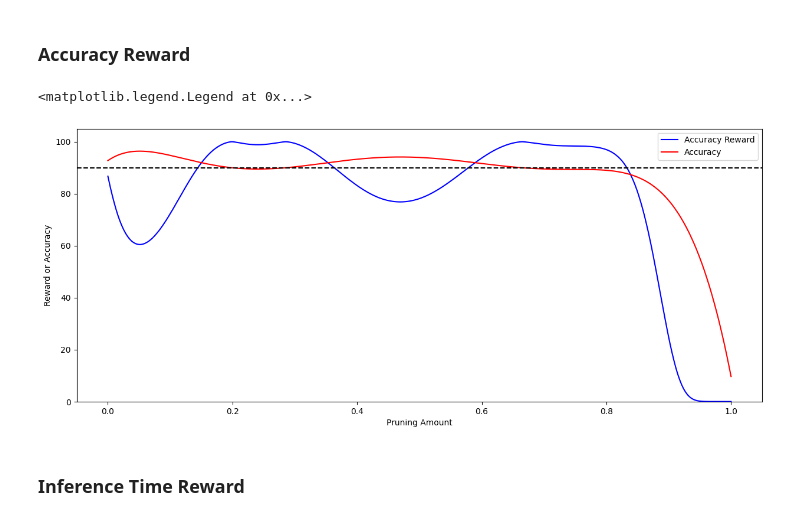
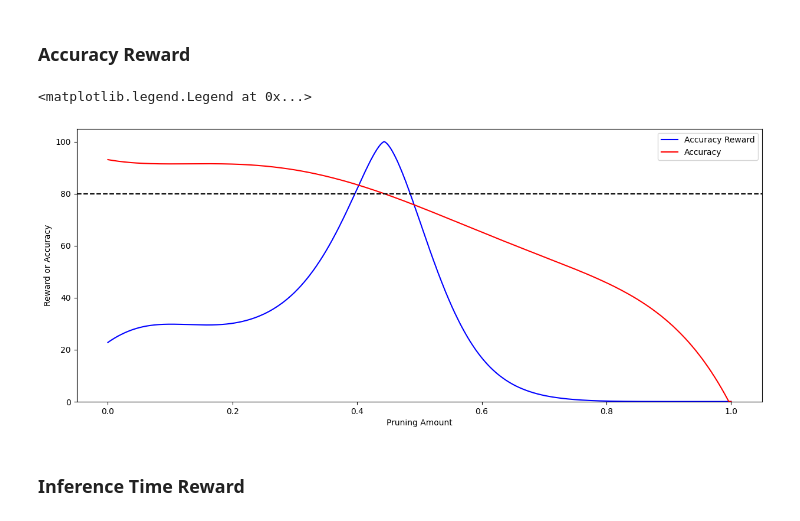
Before and after one commit to mahadevxo/DDNN-Working, a Jupyter notebook: src/pruning/taylor_series/better-pruning/mvcnn-results-reg-fit.ipynb, the cells around one changed output. Saved outputs shown, nothing was run; the diff lists cells and outputs as text; code cells hidden in the pictures.

```diff
--- a/src/pruning/taylor_series/better-pruning/mvcnn-results-reg-fit.ipynb
+++ b/src/pruning/taylor_series/better-pruning/mvcnn-results-reg-fit.ipynb
@@ -8,15 +8,17 @@ import cma
 ### Pruning vs Accuracy
 # %%
 def get_accuracy(p):
-    b0 = 92.75
-    b1 = 164.9
-    b2 = -2347
-    b3 = 11118
-    b4 = -23518
-    b5 = 22982
-    b6 = -8483
+    b0 = 93.09
+    b1 = -42.86
+    b2 = 378.6
+    b3 = -1230
+    b4 = 900.9
+    b5 = 487.6
+    b6 = -589.0
 
-    return b0 + b1 * p + b2 * p**2 + b3 * p**3 + b4 * p**4 + b5 * p**5 + b6 * p**6
+    acc = b0 + b1 * p + b2 * p**2 + b3 * p**3 + b4 * p**4 + b5 * p**5 + b6 * p**6
+
+    return max(acc, 0)
 # %% [markdown]
 ### Pruning vs Model Size
 # %%
@@ -47,28 +49,28 @@ def get_accuracy_reward(curr_accuracy, min_accuracy, sigma_right=4, sigma_left=2
     else:
         return np.exp(- (abs(diff)**1.5) / (2 * sigma_right**2)) * 100
 # %%
-min_accuracy = float(input("Enter the minimum acceptable accuracy: ") or 80.0)
+# min_accuracy = float(input("Enter the minimum acceptable accuracy: ") or 80.0)
 acc_rewards = []
 accuracies = []
 pruning_amounts = np.arange(0.0, 1.001, 0.001)
 for p in pruning_amounts:
     accuracy = get_accuracy(p)
-    reward = get_accuracy_reward(accuracy, min_accuracy)
+    reward = get_accuracy_reward(accuracy, min_accuracy=80)
     accuracies.append(accuracy)
     acc_rewards.append(reward)
 # %%
 plt.style.use('default')
 plt.figure(figsize=(15, 6), dpi=100)
 plt.plot(pruning_amounts, acc_rewards, label='Accuracy Reward', color='blue')
 plt.plot(pruning_amounts, accuracies, label='Accuracy', color='red')
 plt.ylim(0)
-plt.axhline(y=min_accuracy, color='black', linestyle='--')
+plt.axhline(y=80, color='black', linestyle='--')
 plt.xlabel('Pruning Amount')
 plt.ylabel('Reward or Accuracy')
 plt.legend()
 # %% [output]
 <matplotlib.legend.Legend at 0x...>
-[figure, old version]
+[figure, new version]
 # %% [markdown]
 ### Inference Time Reward
 # %%
```
Also changed, not shown: parts of 29 cells of this notebook, 3 other files.
